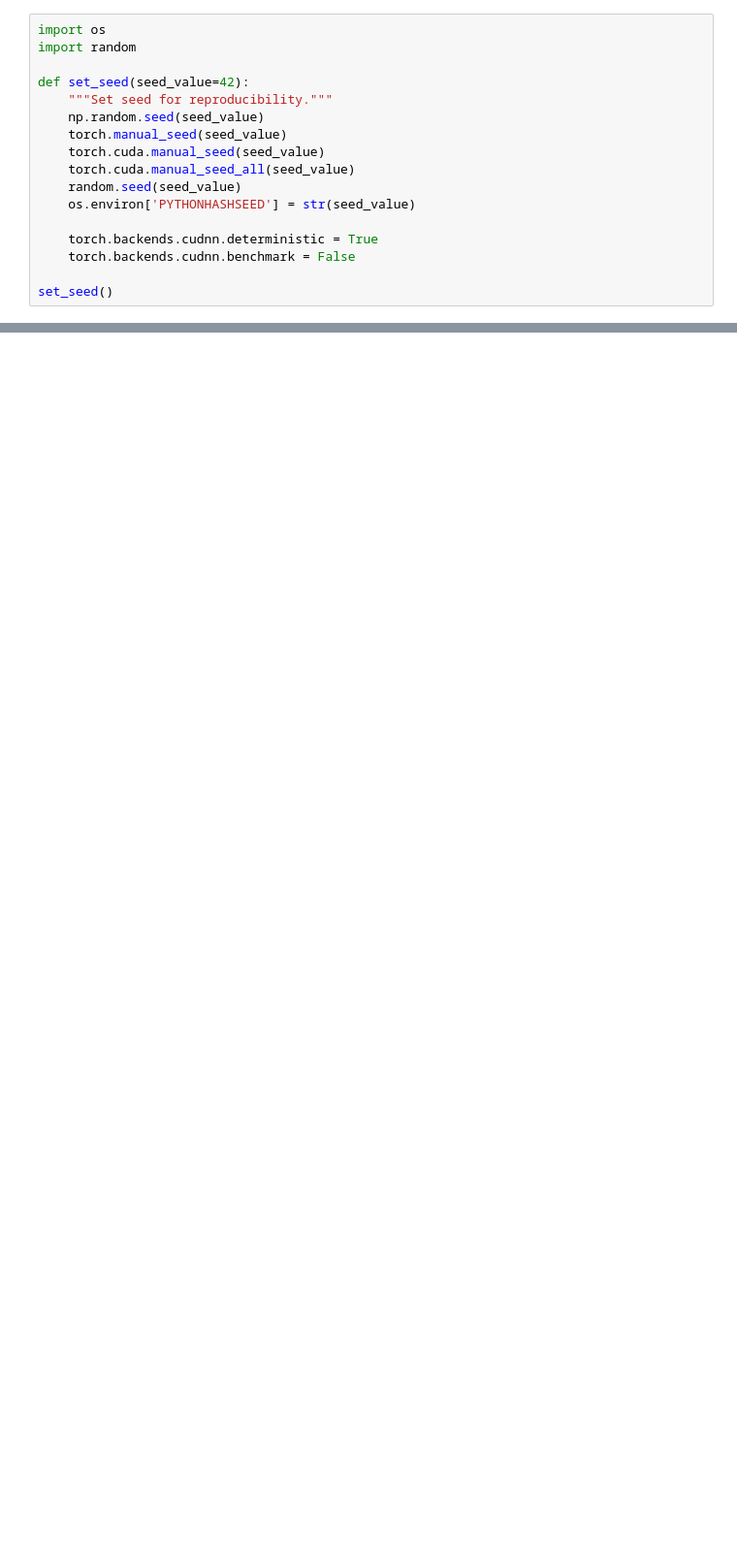
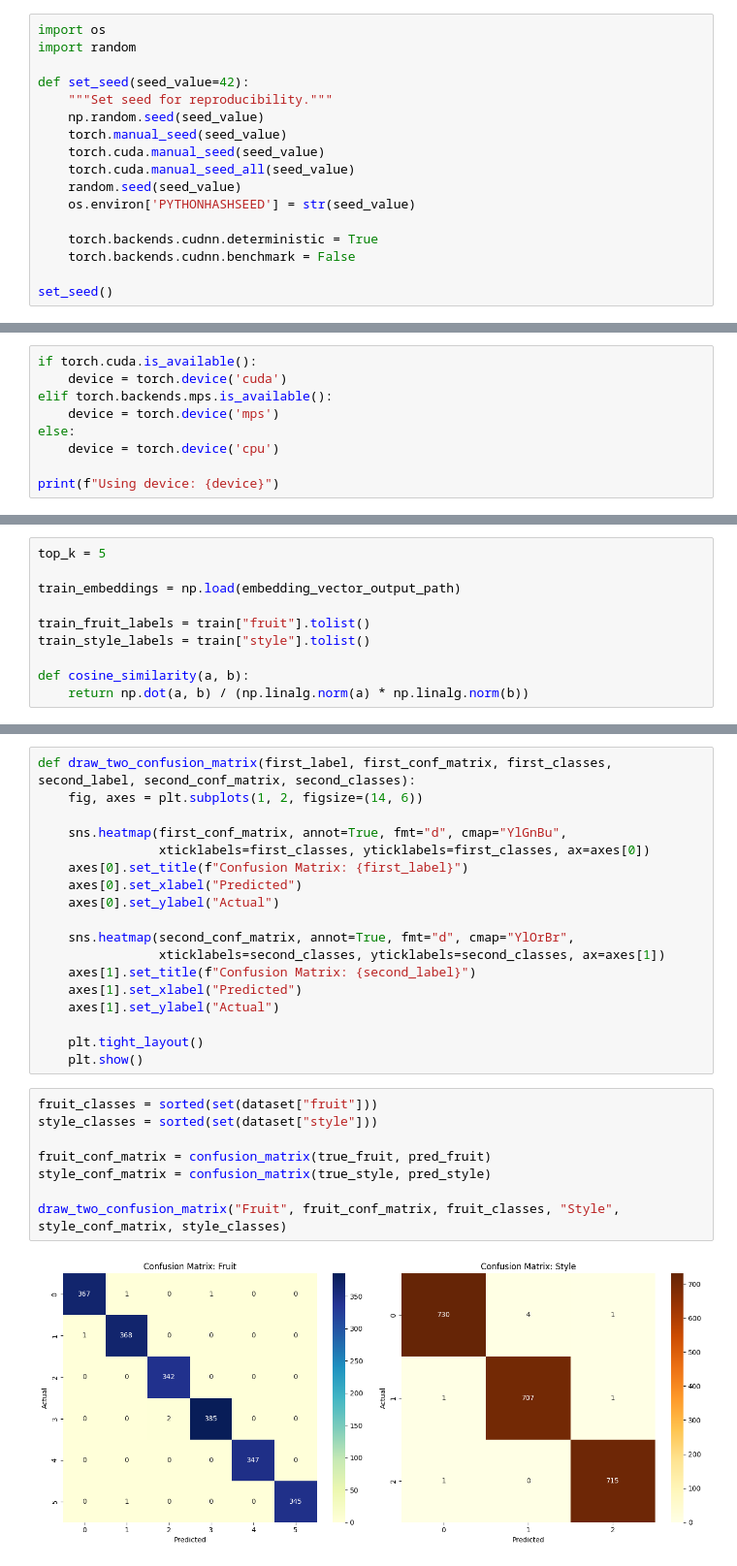
Before and after one commit to leebuntu/AI-term-project, a Jupyter notebook: Termproject_202402720_Task2/Termproject_202402720_Task2.ipynb, the cells around one changed output, grey strips where cells are left out. Shown: that part at 97% size. Saved outputs shown, nothing was run; the diff lists cells and outputs as text; blank space fills up the shorter version.

```diff
--- a/Termproject_202402720_Task2/Termproject_202402720_Task2.ipynb
+++ b/Termproject_202402720_Task2/Termproject_202402720_Task2.ipynb
@@ -82,0 +84,9 @@ set_seed()
+# %%
+if torch.cuda.is_available():
+    device = torch.device('cuda')
+elif torch.backends.mps.is_available():
+    device = torch.device('mps')
+else:
+    device = torch.device('cpu')
+
+print(f"Using device: {device}")
@@ -82,0 +121,10 @@ set_seed()
+# %%
+top_k = 5
+
+train_embeddings = np.load(embedding_vector_output_path)
+
+train_fruit_labels = train["fruit"].tolist()
+train_style_labels = train["style"].tolist()
+
+def cosine_similarity(a, b):
+    return np.dot(a, b) / (np.linalg.norm(a) * np.linalg.norm(b))
@@ -82,0 +173,28 @@ set_seed()
+# %%
+def draw_two_confusion_matrix(first_label, first_conf_matrix, first_classes, second_label, second_conf_matrix, second_classes):
+    fig, axes = plt.subplots(1, 2, figsize=(14, 6))
+
+    sns.heatmap(first_conf_matrix, annot=True, fmt="d", cmap="YlGnBu",
+                xticklabels=first_classes, yticklabels=first_classes, ax=axes[0])
+    axes[0].set_title(f"Confusion Matrix: {first_label}")
+    axes[0].set_xlabel("Predicted")
+    axes[0].set_ylabel("Actual")
+
+    sns.heatmap(second_conf_matrix, annot=True, fmt="d", cmap="YlOrBr",
+                xticklabels=second_classes, yticklabels=second_classes, ax=axes[1])
+    axes[1].set_title(f"Confusion Matrix: {second_label}")
+    axes[1].set_xlabel("Predicted")
+    axes[1].set_ylabel("Actual")
+
+    plt.tight_layout()
+    plt.show()
+# %%
+fruit_classes = sorted(set(dataset["fruit"]))
+style_classes = sorted(set(dataset["style"]))
+
+fruit_conf_matrix = confusion_matrix(true_fruit, pred_fruit)
+style_conf_matrix = confusion_matrix(true_style, pred_style)
+
+draw_two_confusion_matrix("Fruit", fruit_conf_matrix, fruit_classes, "Style", style_conf_matrix, style_classes)
+# %% [output]
+[figure, added]
```
Also changed, not shown: parts of 8 cells of this notebook, 2 other files.
